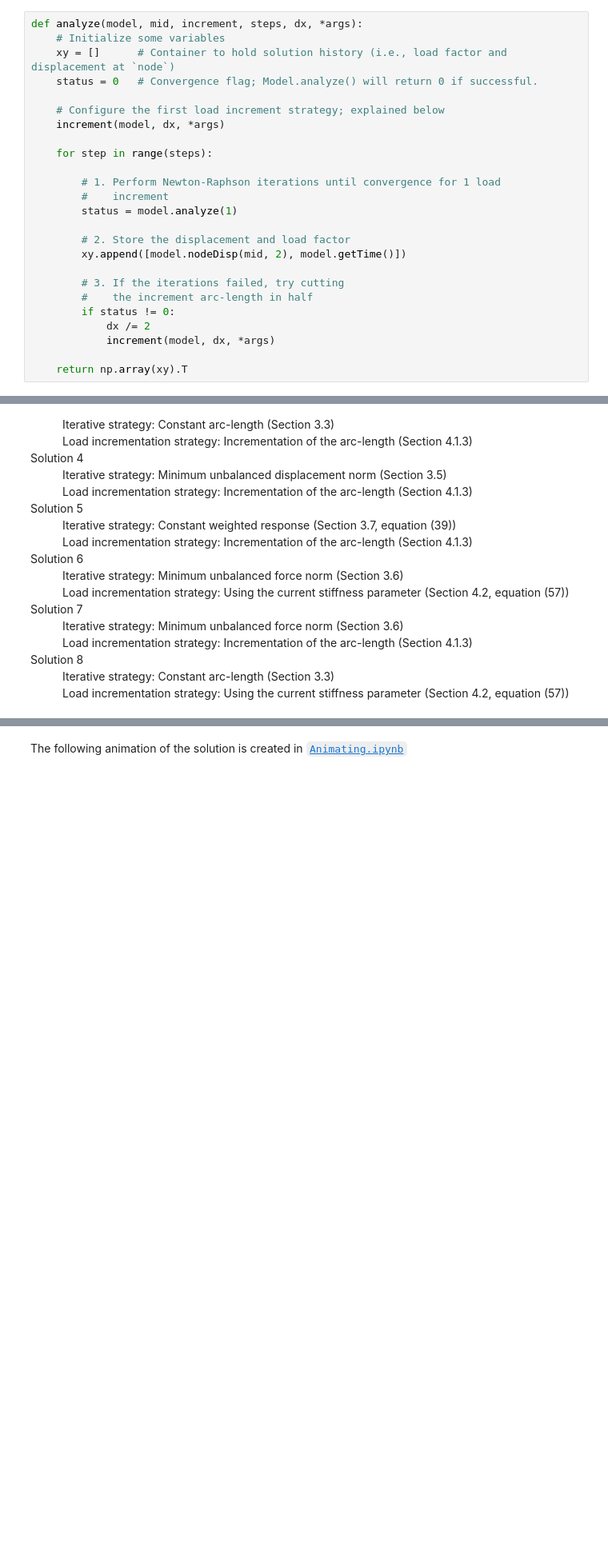
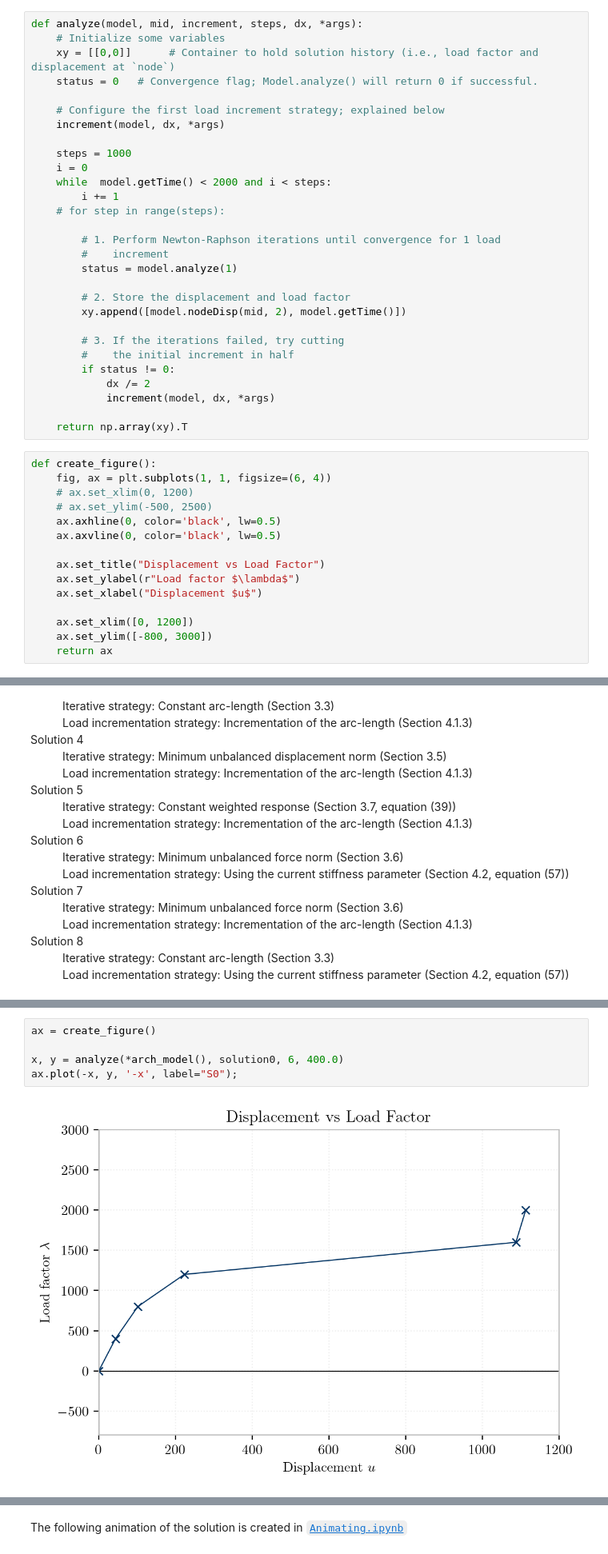
Before and after one commit to wensley-rushing/opensees-gallery, a Jupyter notebook: content/en/examples/ArchStaticSnap/IncrementalAnalysis.ipynb, the cells around one changed output, grey strips where cells are left out. Shown at 80% size. Saved outputs shown, nothing was run; the diff lists cells and outputs as text; blank space fills up the shorter version.

```diff
--- a/content/en/examples/ArchStaticSnap/IncrementalAnalysis.ipynb
+++ b/content/en/examples/ArchStaticSnap/IncrementalAnalysis.ipynb
@@ -47,13 +46,17 @@ above.
 # %%
 def analyze(model, mid, increment, steps, dx, *args):
     # Initialize some variables
-    xy = []      # Container to hold solution history (i.e., load factor and displacement at `node`)
+    xy = [[0,0]]      # Container to hold solution history (i.e., load factor and displacement at `node`)
     status = 0   # Convergence flag; Model.analyze() will return 0 if successful.
 
     # Configure the first load increment strategy; explained below
     increment(model, dx, *args)
 
-    for step in range(steps):
+    steps = 1000
+    i = 0
+    while  model.getTime() < 2000 and i < steps:
+        i += 1
+    # for step in range(steps):
 
         # 1. Perform Newton-Raphson iterations until convergence for 1 load
         #    increment
@@ -63,12 +66,27 @@ def analyze(model, mid, increment, steps, dx, *args):
         xy.append([model.nodeDisp(mid, 2), model.getTime()])
 
         # 3. If the iterations failed, try cutting
-        #    the increment arc-length in half
+        #    the initial increment in half
         if status != 0:
             dx /= 2
             increment(model, dx, *args)
 
     return np.array(xy).T
+# %%
+def create_figure():
+    fig, ax = plt.subplots(1, 1, figsize=(6, 4))
+    # ax.set_xlim(0, 1200)
+    # ax.set_ylim(-500, 2500)
+    ax.axhline(0, color='black', lw=0.5)
+    ax.axvline(0, color='black', lw=0.5)
+
+    ax.set_title("Displacement vs Load Factor")
+    ax.set_ylabel(r"Load factor $\lambda$")
+    ax.set_xlabel("Displacement $u$")
+
+    ax.set_xlim([0, 1200])
+    ax.set_ylim([-800, 3000])
+    return ax
 # %% [markdown]
 The strategies used by Clarke and Hancock are:
 
@@ -117 +140,8 @@ Load incrementation strategy: Using the current stiffness parameter (Section 4.2
+# %%
+ax = create_figure()
+
+x, y = analyze(*arch_model(), solution0, 6, 400.0)
+ax.plot(-x, y, '-x', label="S0");
+# %% [output]
+[figure, added]
 # %%
```
Also changed, not shown: parts of 14 cells of this notebook, 5 other files.
